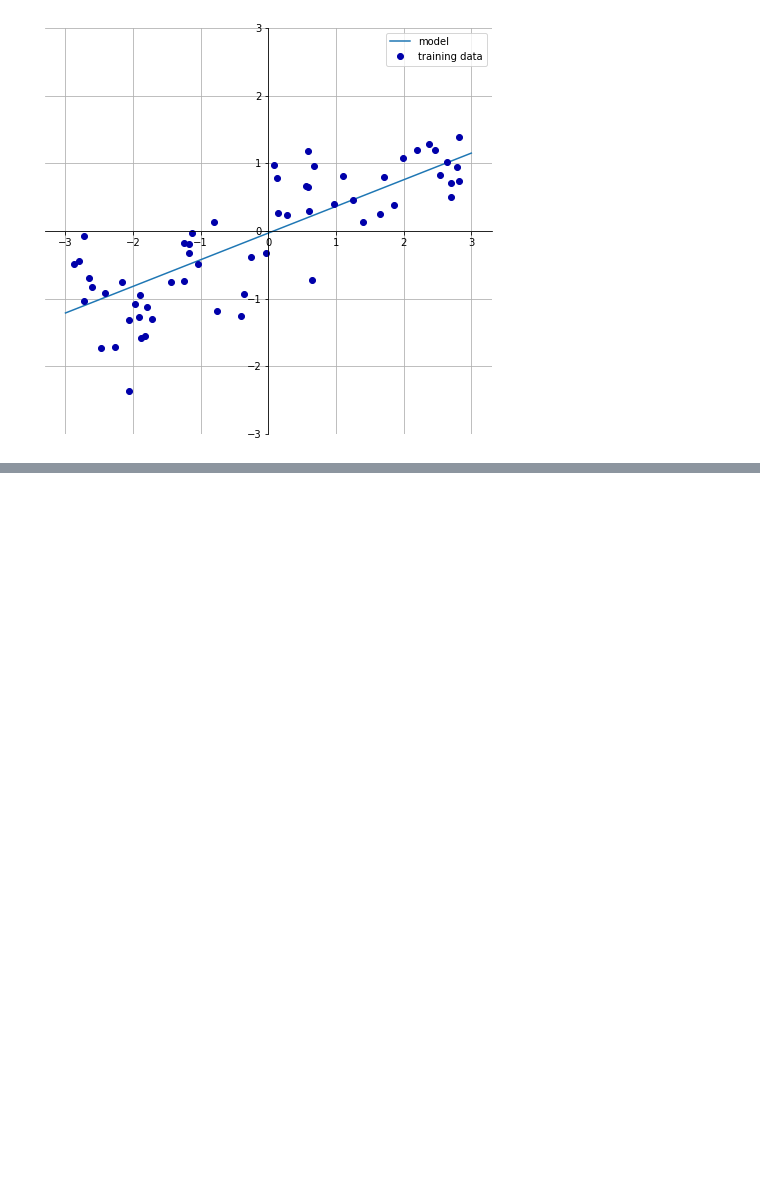
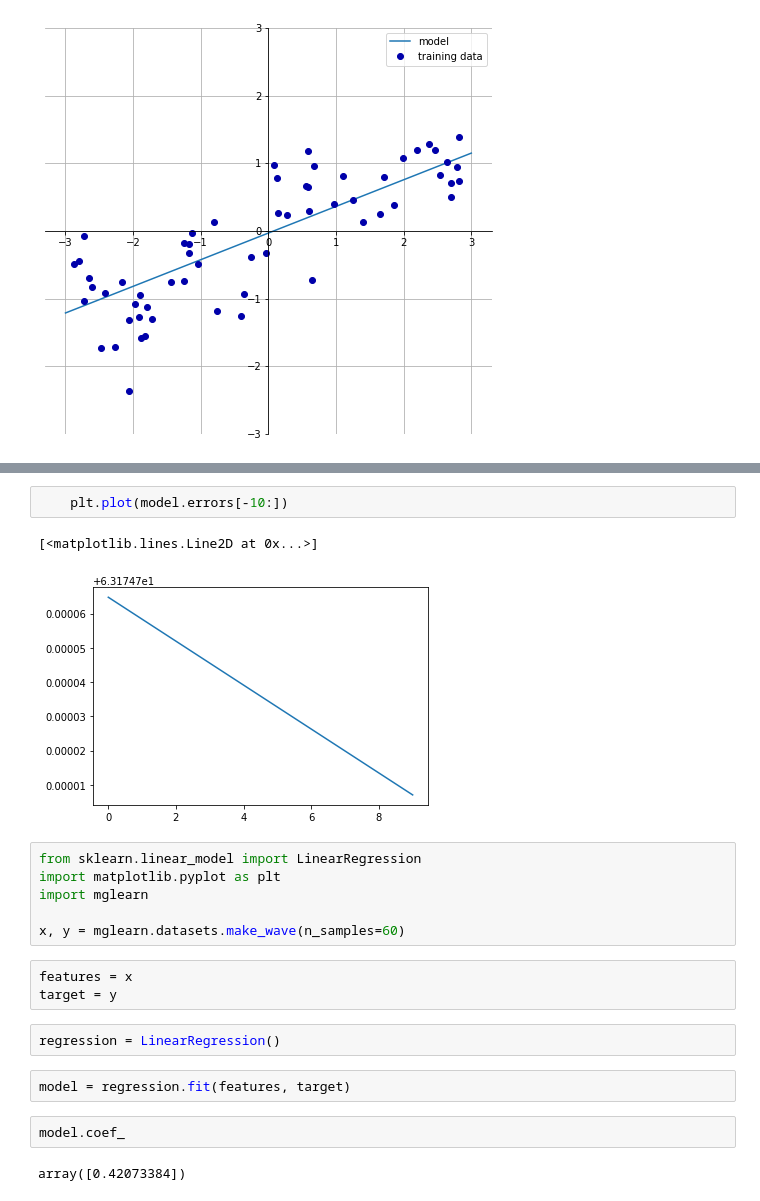
Before and after one commit to Luckyaxah/python_ml, a Jupyter notebook: mytoolkit/梯度下降.ipynb, the cells around one changed output, grey strips where cells are left out. Drawn from its saved outputs; the diff is of its cells as text; blank space fills up the shorter version.

```diff
--- a/mytoolkit/梯度下降.ipynb
+++ b/mytoolkit/梯度下降.ipynb
@@ -107,0 +283,22 @@ w[0]: 0.393906  b: -0.031804
+# %%
+    plt.plot(model.errors[-10:])
+# %% [output]
+[<matplotlib.lines.Line2D at 0x...>]
+[figure, added]
+# %%
+from sklearn.linear_model import LinearRegression
+import matplotlib.pyplot as plt
+import mglearn
+
+x, y = mglearn.datasets.make_wave(n_samples=60)
+# %%
+features = x
+target = y
+# %%
+regression = LinearRegression()
+# %%
+model = regression.fit(features, target)
+# %%
+model.coef_
+# %% [output]
+array([0.42073384])
```
Also changed, not shown: parts of 19 cells of this notebook, 3 other files.
